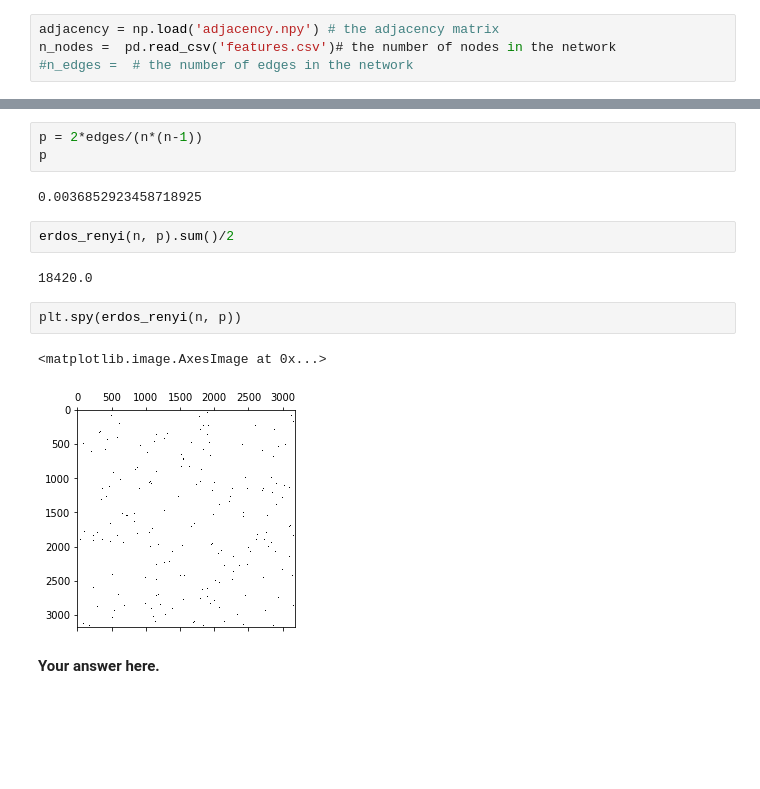
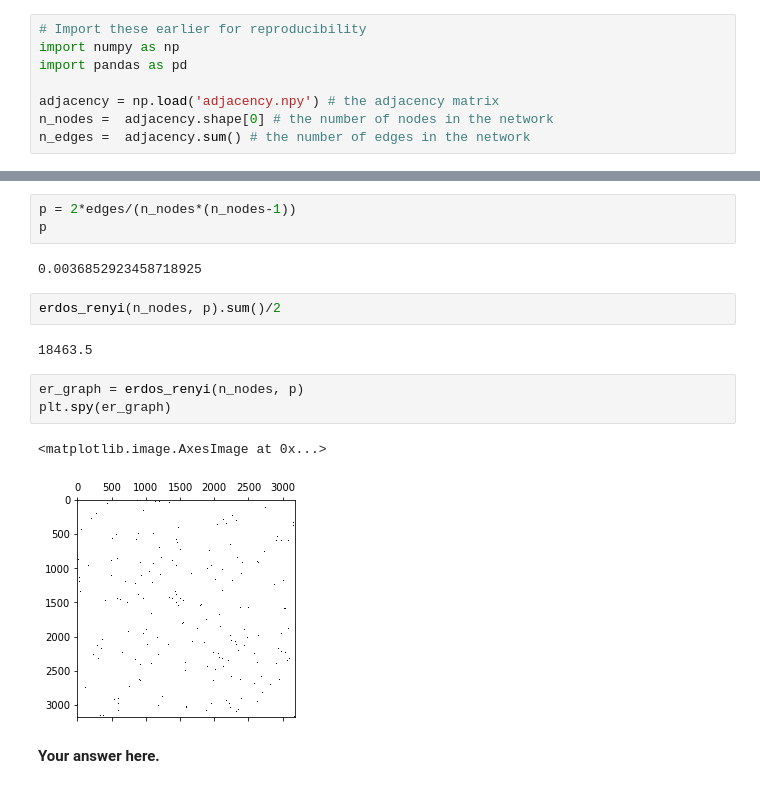
Before and after one commit to rusucosmin/ntp, a Jupyter notebook: 2_network_models.ipynb, the cells around one changed output, grey strips where cells are left out. Cells and saved outputs as stored; diff of their text form; blank space fills up the shorter version.

```diff
--- a/2_network_models.ipynb
+++ b/2_network_models.ipynb
@@ -27,9 +27,13 @@ The purpose of this milestone is to explore various random network models, analy
 
 Import the adjacency matrix of your graph that you constructed in milestone 1, as well as the number of nodes and edges of your network.
 # %%
+# Import these earlier for reproducibility
+import numpy as np
+import pandas as pd
+
 adjacency = np.load('adjacency.npy') # the adjacency matrix
-n_nodes =  pd.read_csv('features.csv')# the number of nodes in the network
-#n_edges =  # the number of edges in the network
+n_nodes =  adjacency.shape[0] # the number of nodes in the network
+n_edges =  adjacency.sum() # the number of edges in the network
 # %% [markdown]
 ## Part 1
 
@@ -103,19 +106,20 @@ edges
 # %% [output]
 18616.0
 # %%
-p = 2*edges/(n*(n-1))
+p = 2*edges/(n_nodes*(n_nodes-1))
 p
 # %% [output]
 0.0036852923458718925
 # %%
-erdos_renyi(n, p).sum()/2
+erdos_renyi(n_nodes, p).sum()/2
 # %% [output]
-18420.0
+18463.5
-# %%
-plt.spy(erdos_renyi(n, p))
-# %% [output]
-<matplotlib.image.AxesImage at 0x...>
-[figure, removed]
+# %%
+er_graph = erdos_renyi(n_nodes, p)
+plt.spy(er_graph)
+# %% [output]
+<matplotlib.image.AxesImage at 0x...>
+[figure, added]
 # %% [markdown]
 **Your answer here.**
 # %% [markdown]
```
Also changed, not shown: parts of 19 cells of this notebook.
